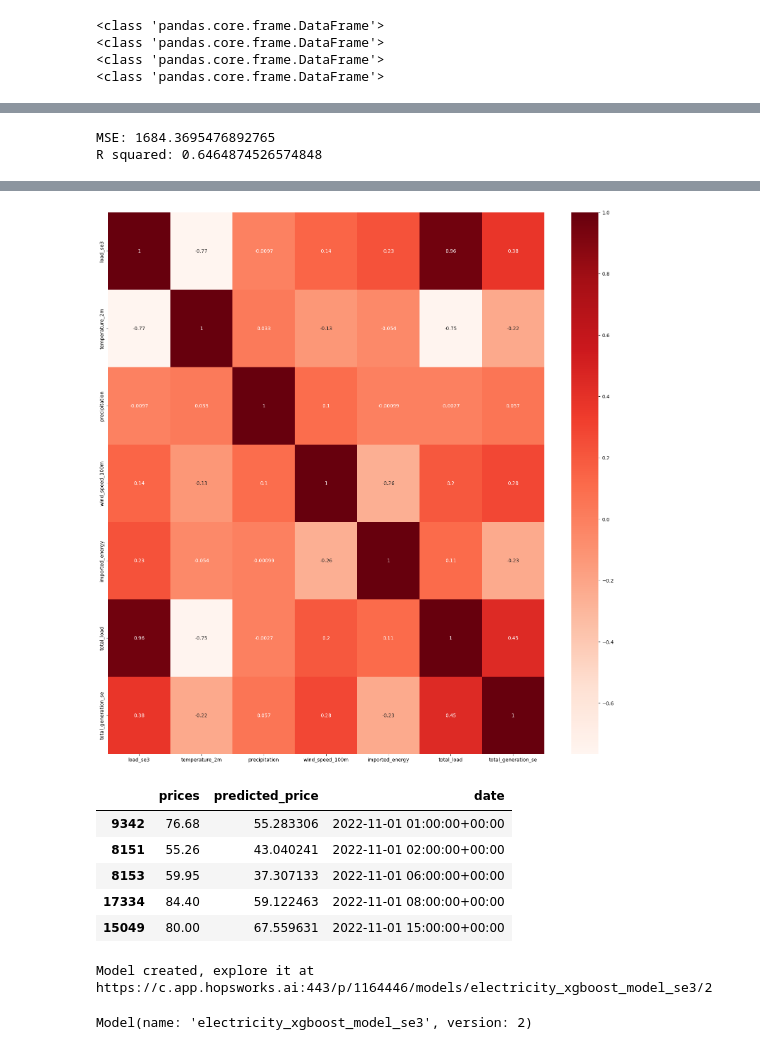
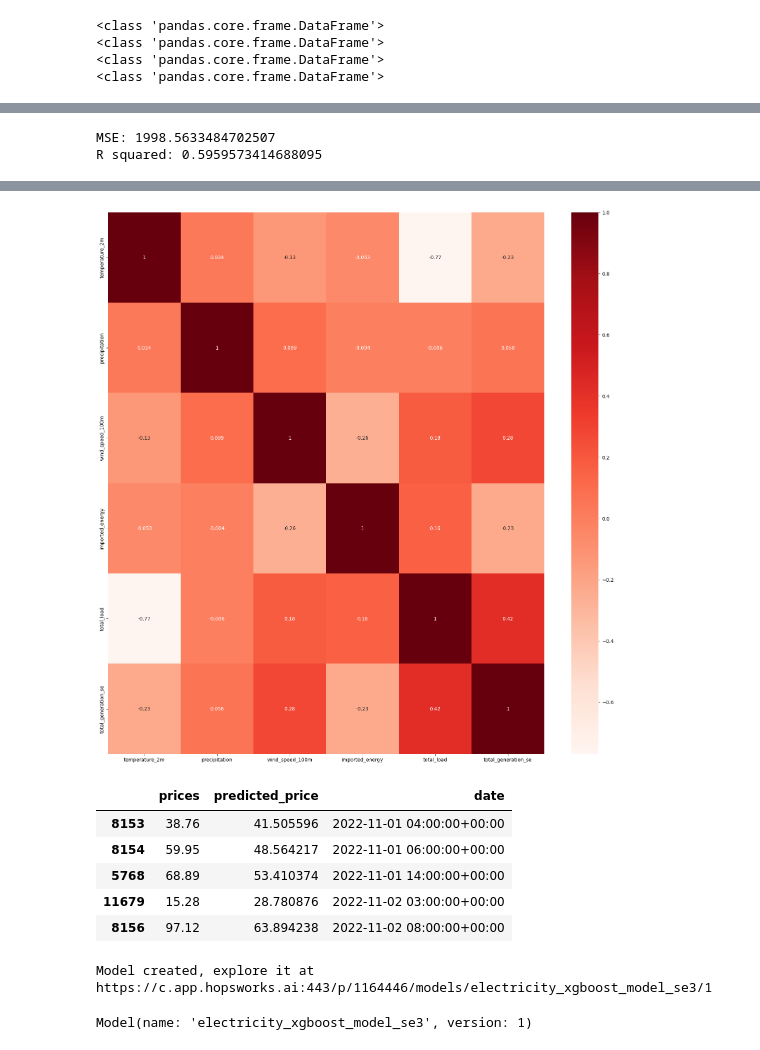
Before and after one commit to oskaralf/ID2223_FinalProject, a Jupyter notebook: notebooks/training.ipynb, the cells around one changed output, grey strips where cells are left out. Cells and saved outputs as stored; diff of their text form; code cells hidden in the pictures.

```diff
--- a/notebooks/training.ipynb
+++ b/notebooks/training.ipynb
@@ -552,23 +555,23 @@ xgb_regressor = xgb.XGBRegressor(
         colsample_bytree=1.0
     )
 #xgb_regressor = xgb.XGBRegressor(objective='reg:squarederror', n_estimators=100, learning_rate=0.1, max_depth=5)
-xgb_regressor.fit(train_features_scaled, y_train)
+xgb_regressor.fit(train_features, y_train)
 
-y_pred = xgb_regressor.predict(test_features_scaled)
+y_pred = xgb_regressor.predict(test_features)
 
 mse = mean_squared_error(y_test.iloc[:,0], y_pred)
 print("MSE:", mse)
 r2 = r2_score(y_test.iloc[:,0], y_pred)
 print("R squared:", r2)
 # %% [output]
-MSE: 1684.3695476892765
-R squared: 0.6464874526574848
+MSE: 1998.5633484702507
+R squared: 0.5959573414688095
 # %%
 #correlation matrix
 import seaborn as sns
 import matplotlib.pyplot as plt
 plt.figure(figsize=(20,20))
-cor = train_features_scaled.corr()
+cor = train_features.corr()
 sns.heatmap(cor, annot=True, cmap=plt.cm.Reds)
 plt.show()
 # %% [output]
@@ -576,4 +578,4 @@ plt.show()
-[figure, old version]
+[figure, new version]
 # %%
 df = y_test
 df['predicted_price'] = y_pred
@@ -583,11 +585,11 @@ df = df.sort_values(by=['date'])
 df.head(5)
 # %% [output]
 |  | prices | predicted_price | date |
-| 9342 | 76.68 | 55.283306 | 2022-11-01 01:00:00+00:00 |
-| 8151 | 55.26 | 43.040241 | 2022-11-01 02:00:00+00:00 |
-| 8153 | 59.95 | 37.307133 | 2022-11-01 06:00:00+00:00 |
-| 17334 | 84.40 | 59.122463 | 2022-11-01 08:00:00+00:00 |
-| 15049 | 80.00 | 67.559631 | 2022-11-01 15:00:00+00:00 |
+| 8153 | 38.76 | 41.505596 | 2022-11-01 04:00:00+00:00 |
+| 8154 | 59.95 | 48.564217 | 2022-11-01 06:00:00+00:00 |
+| 5768 | 68.89 | 53.410374 | 2022-11-01 14:00:00+00:00 |
+| 11679 | 15.28 | 28.780876 | 2022-11-02 03:00:00+00:00 |
+| 8156 | 97.12 | 63.894238 | 2022-11-02 08:00:00+00:00 |
 # %%
 model_dir = "SE3_model"
 if not os.path.exists(model_dir):
@@ -631,5 +633,5 @@ se4_model = mr.python.create_model(
 # Saving the model artifacts to the 'air_quality_model' directory in the model registry
 se4_model.save(model_dir)
 # %% [output]
-Model created, explore it at https://c.app.hopsworks.ai:443/p/1164446/models/electricity_xgboost_model_se3/2
+Model created, explore it at https://c.app.hopsworks.ai:443/p/1164446/models/electricity_xgboost_model_se3/1
-Model(name: 'electricity_xgboost_model_se3', version: 2)
+Model(name: 'electricity_xgboost_model_se3', version: 1)
```
Also changed, not shown: parts of 11 cells of this notebook, 3 other files.
